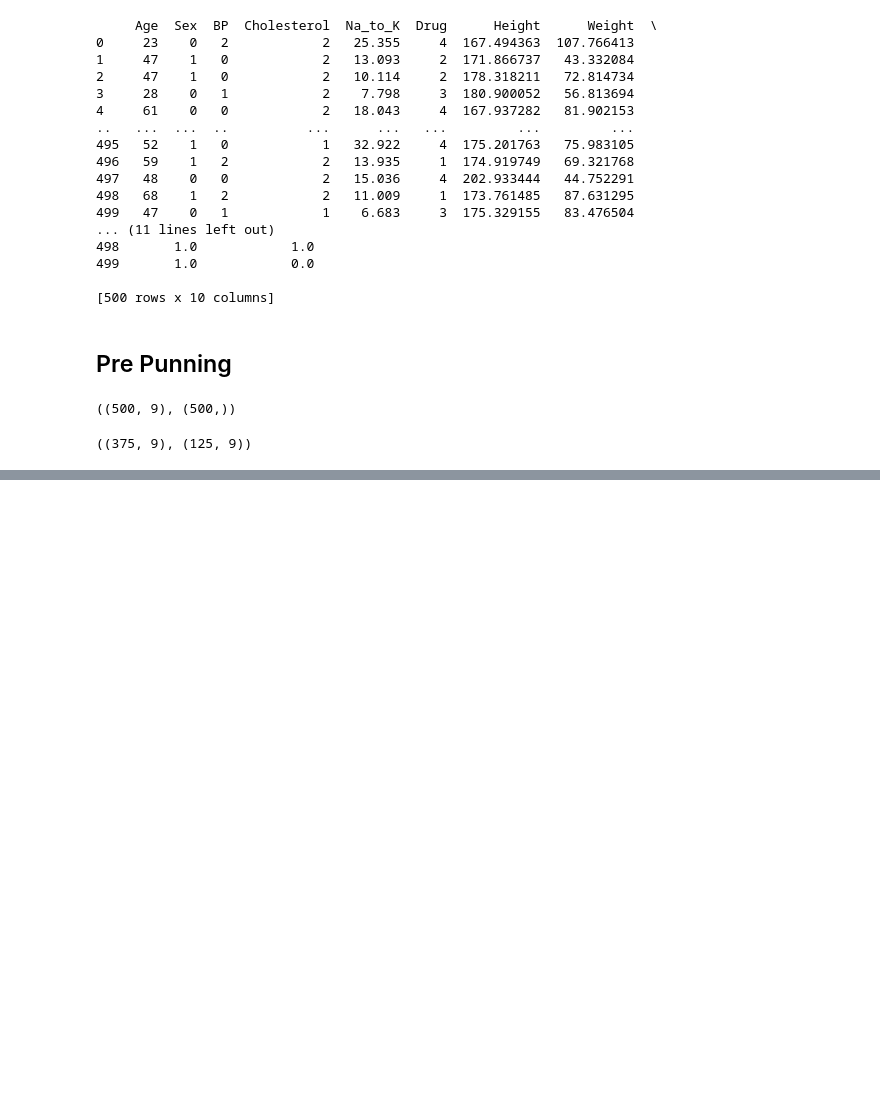
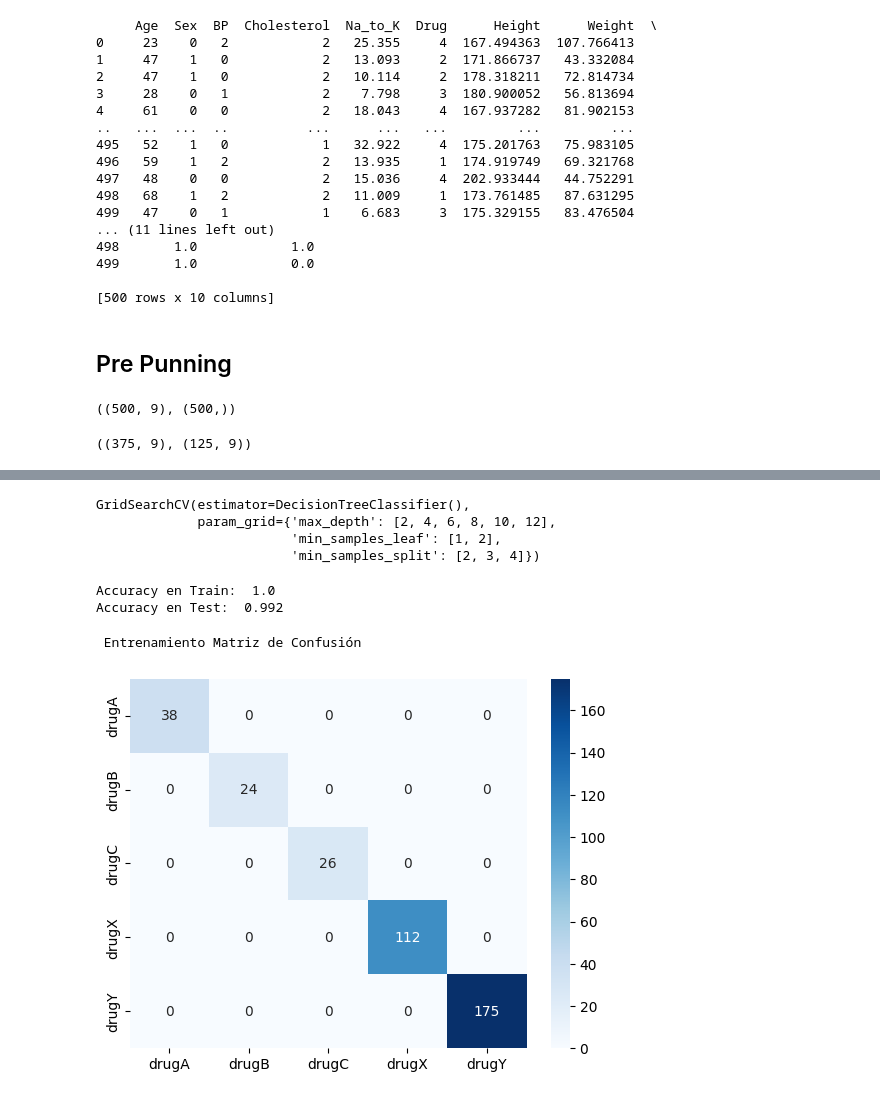
Before and after one commit to Gegdgt/HDT3_Mineria, a Jupyter notebook: HDT3.ipynb, the cells around one changed output, grey strips where cells are left out. Saved outputs shown, nothing was run; the diff lists cells and outputs as text; code cells hidden in the pictures; blank space fills up the shorter version.

```diff
--- a/HDT3.ipynb
+++ b/HDT3.ipynb
@@ -173,0 +172,32 @@ Prueba Matriz
+# %%
+params = {
+    "max_depth" : [2, 4, 6, 8, 10, 12],
+    "min_samples_split" : [2, 3, 4],
+    "min_samples_leaf" : [1, 2]
+}
+clf = tree.DecisionTreeClassifier()
+gcv = GridSearchCV(estimator = clf, param_grid = params)
+gcv.fit(x_train, y_train_encoded)
+# %% [output]
+GridSearchCV(estimator=DecisionTreeClassifier(),
+             param_grid={'max_depth': [2, 4, 6, 8, 10, 12],
+                         'min_samples_leaf': [1, 2],
+                         'min_samples_split': [2, 3, 4]})
+# %%
+model = gcv.best_estimator_
+model.fit(x_train, y_train_encoded)
+
+y_train_pred = model.predict(x_train)
+y_test_pred = model.predict(x_test)
+
+
+print('Accuracy en Train: ', accuracy_score(y_train_pred, y_train_encoded))
+print('Accuracy en Test: ', accuracy_score(y_test_pred, y_test_encoded))
+# %% [output]
+Accuracy en Train:  1.0
+Accuracy en Test:  0.992
+# %%
+confusion_matrix_plot(y_train_pred, y_train, " Entrenamiento")
+# %% [output]
+ Entrenamiento Matriz de Confusión
+[figure, added]
```
Also changed, not shown: parts of 12 cells of this notebook.
